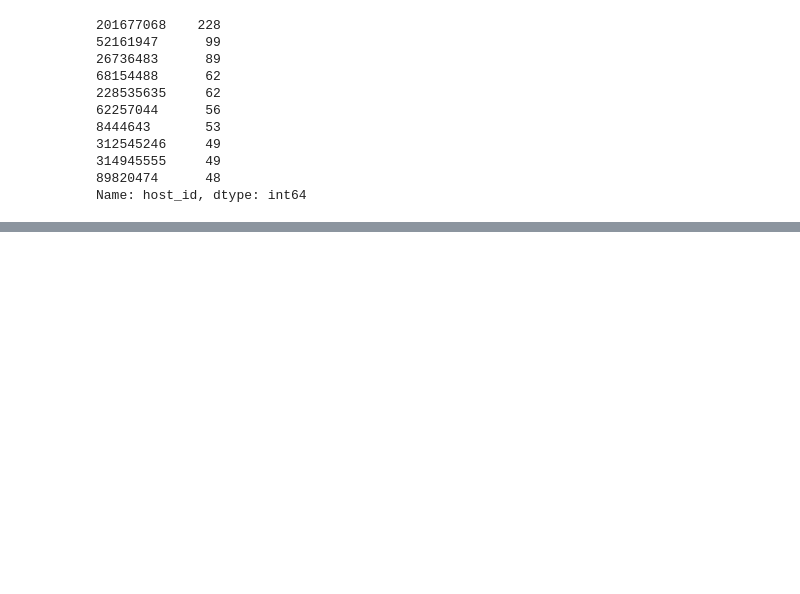
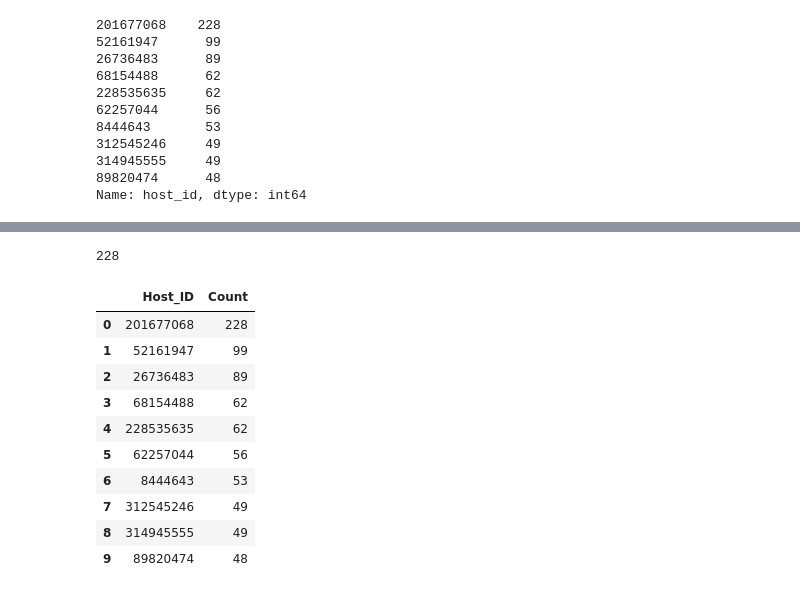
Before and after one commit to nabhanibrhm/learning, a Jupyter notebook: capstone_2/script/capstone_2_new.ipynb, the cells around one changed output, grey strips where cells are left out. Drawn from its saved outputs; the diff is of its cells as text; code cells hidden in the pictures; blank space fills up the shorter version.

```diff
--- a/capstone_2/script/capstone_2_new.ipynb
+++ b/capstone_2/script/capstone_2_new.ipynb
@@ -171,0 +210,25 @@ Name: host_id, dtype: int64
+# %%
+top_host_check=df.calculated_host_listings_count.max()
+top_host_check
+# %% [output]
+228
+# %%
+sns.set(rc={'figure.figsize':(10,8)})
+sns.set_style('white')
+
+top_host_df=pd.DataFrame(top_host)
+top_host_df.reset_index(inplace=True)
+top_host_df.rename(columns={'index':'Host_ID', 'host_id':'Count'}, inplace=True)
+top_host_df
+# %% [output]
+|  | Host_ID | Count |
+| 0 | 201677068 | 228 |
+| 1 | 52161947 | 99 |
+| 2 | 26736483 | 89 |
+| 3 | 68154488 | 62 |
+| 4 | 228535635 | 62 |
+| 5 | 62257044 | 56 |
+| 6 | 8444643 | 53 |
+| 7 | 312545246 | 49 |
+| 8 | 314945555 | 49 |
+| 9 | 89820474 | 48 |
```
Also changed, not shown: parts of 4 cells of this notebook.
